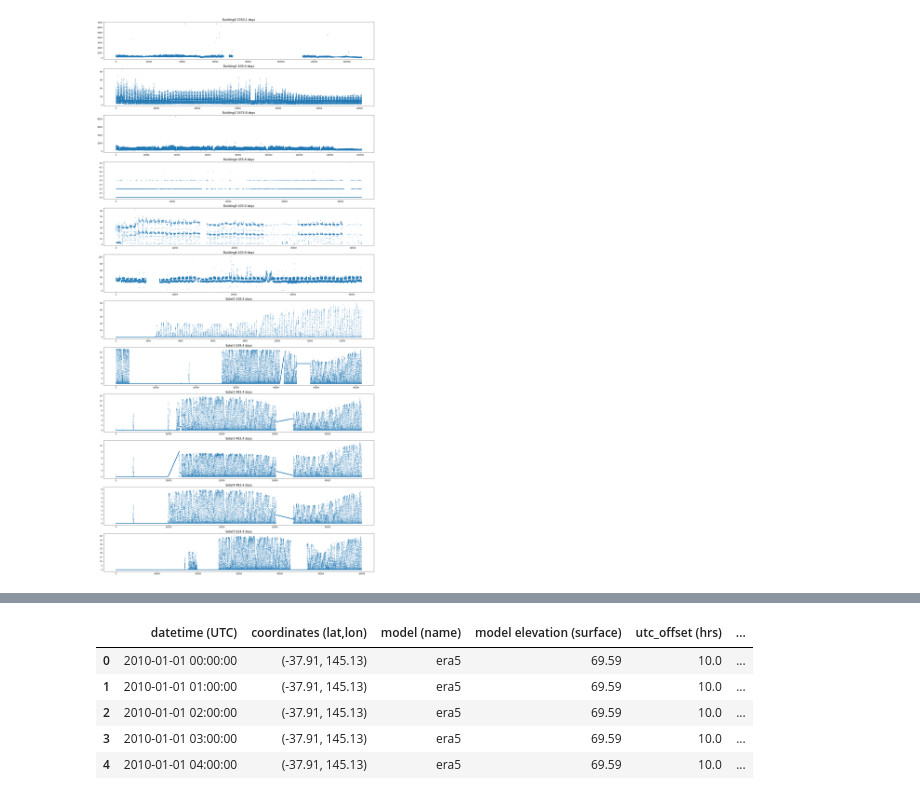
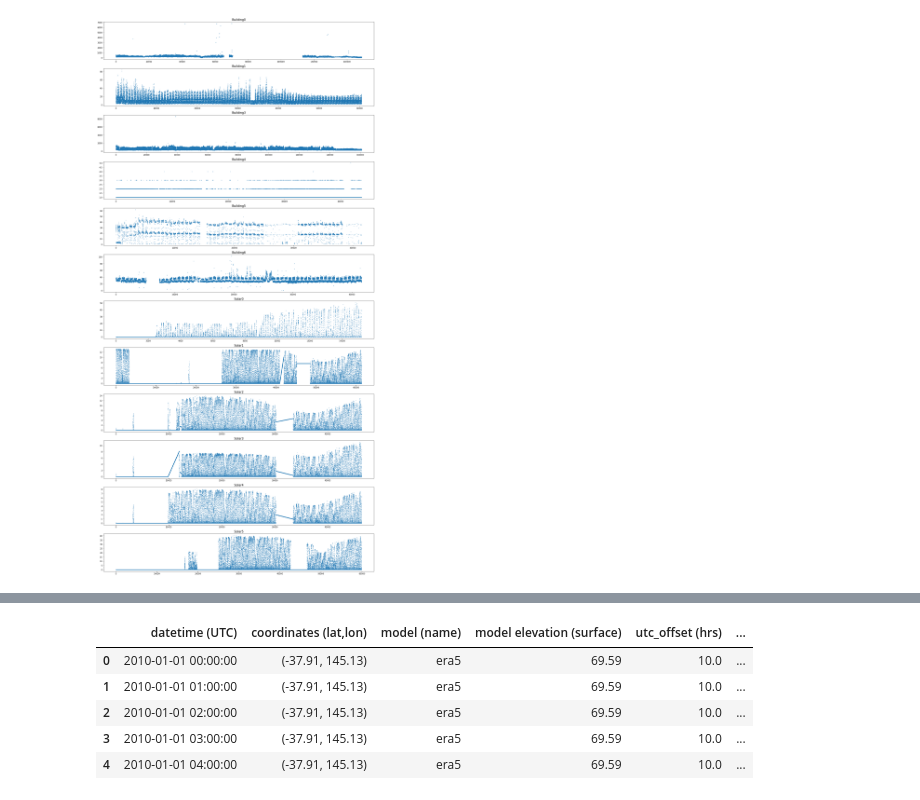
Before and after one commit to hbhungg/tinygrid, a Jupyter notebook: visualize_notebook.ipynb, the cells around one changed output, grey strips where cells are left out. Drawn from its saved outputs; the diff is of its cells as text; code cells hidden in the pictures.

```diff
--- a/visualize_notebook.ipynb
+++ b/visualize_notebook.ipynb
@@ -10,7 +11,6 @@ import pandas as pd
 # %%
-path = "dataset"
-fs = os.listdir("dataset")
-fs
+path = "dataset/ieee-cis"
+os.listdir(path)
 # %% [output]
 ['phase_1_data.tsf',
  'phase2_instance_large_4.txt',
@@ -30,6 +30,6 @@ fs
  'phase2_instance_small_4.txt',
  'ERA5_Weather_Data_Monash.csv']
 # %%
-data = data_loader.convert_tsf_to_dataframe(os.path.join(path, fs[0]))
-data
+tsf_training_1 = data_loader.convert_tsf_to_dataframe(os.path.join(path, "phase_1_data.tsf"))[0]
+tsf_training_1
 # %% [output]
@@ -53,22 +49,34 @@ data
 # %%
 import matplotlib.pyplot as plt
 
-length = len(data[0])
 
-# TODO: This graph is missing time value, which is incremented by every 15 minutes from the start time
+def tsf_multi_plot(data, fna=False, limit=5):
+  length = len(data)
 
-# Combine all graphs into the same
-# Change the figsize value to fit your scree
-fig, axs = plt.subplots(length, figsize=(20, 40))
+  # TODO: This graph is missing time value, which is incremented by every 15 minutes from the start time
 
-for i in range(length):
-  b = data[0].loc[i].series_value
-  name = data[0].loc[i].series_name
-  time = ((len(b)-1) * 15/60)/24
-  axs[i].set_title("{} {:.1f} days".format(name, time), fontsize=15)
-  axs[i].plot(b, 'o', markersize=1)
+  # Combine all graphs into the same
+  # Change the figsize value to fit your screen
+  fig, axs = plt.subplots(length, figsize=(20, 40))
 
-plt.tight_layout()
-plt.show()
+  for i in range(length):
+    b = data.loc[i].series_value
+
+    # Fill NaN value
+    if fna is True:
+      b = b.fillna(method='ffill', limit=limit)
+
+    name = data.loc[i].series_name
+    axs[i].set_title(f"{name}", fontsize=15)
+    try:
+      axs[i].plot(b, 'o', markersize=1)
+    except TypeError:
+      print(name, b)
+      continue
+
+  plt.tight_layout()
+  plt.show()
+
+tsf_multi_plot(tsf_training_1)
 # %% [output]
-[figure, old version]
+[figure, new version]
```
Also changed, not shown: parts of 11 cells of this notebook, 1 other file.
